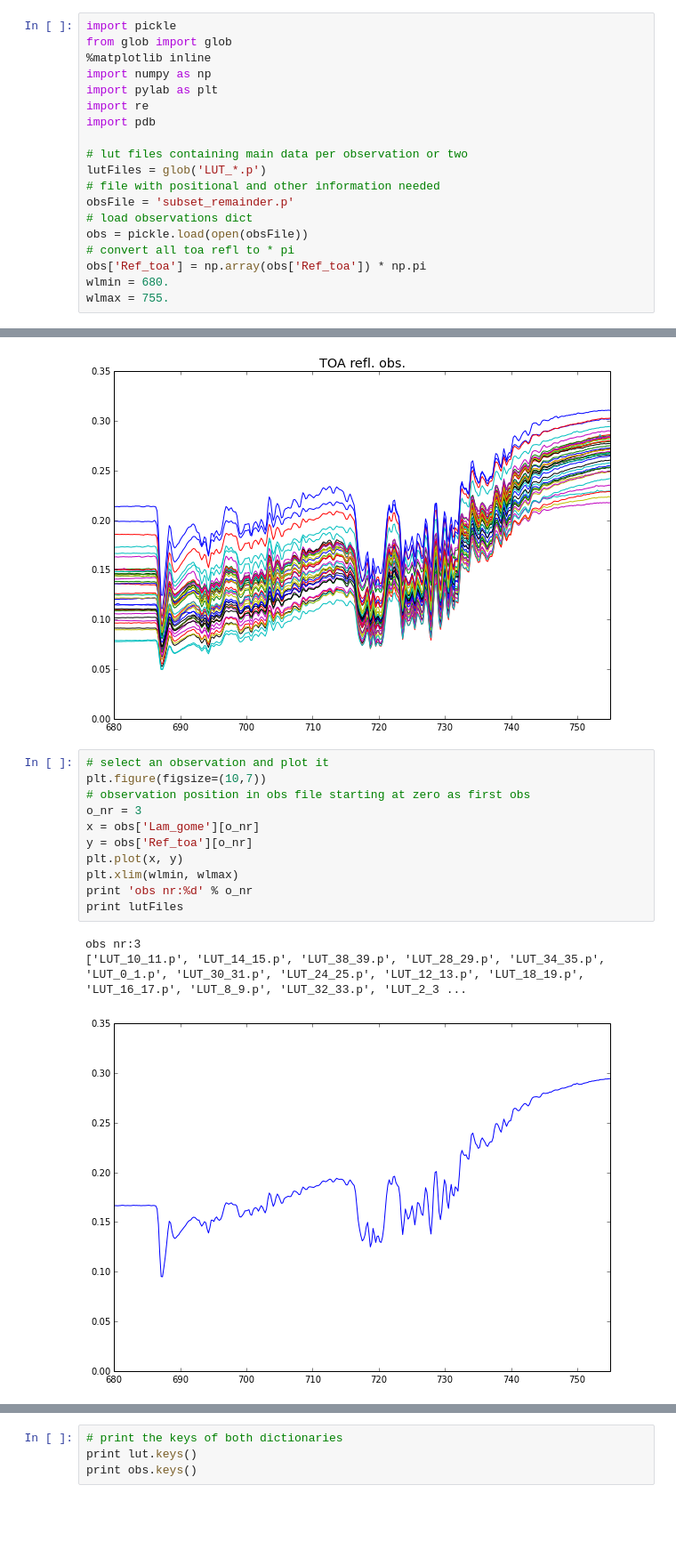
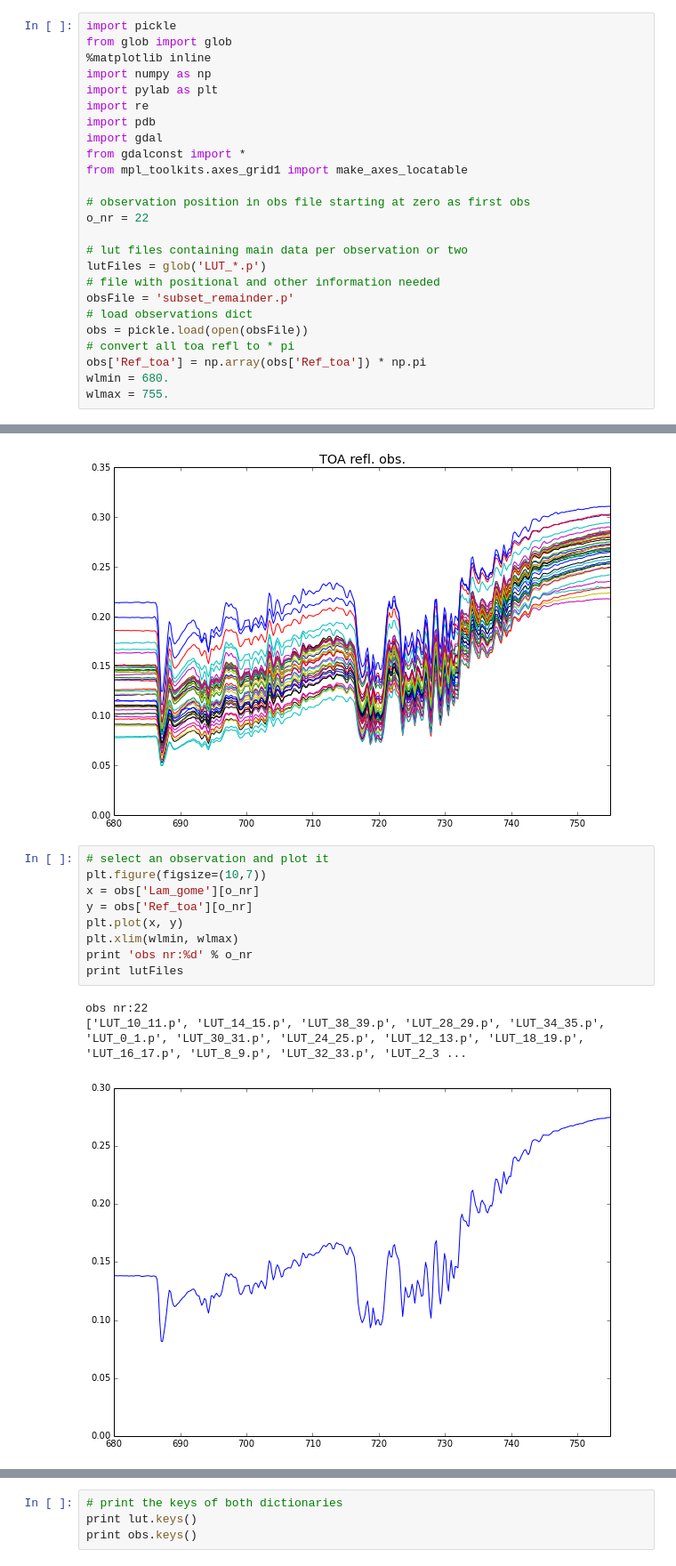
Before and after one commit to malapradej/Fluorescence_PhD, a Jupyter notebook: DASF/LUTtest.ipynb, the cells around one changed output, grey strips where cells are left out. Shown: that part at 89% size. Saved outputs shown, nothing was run; the diff lists cells and outputs as text; blank space fills up the shorter version.

```diff
--- a/DASF/LUTtest.ipynb
+++ b/DASF/LUTtest.ipynb
@@ -10,6 +17,12 @@ import numpy as np
 import pylab as plt
 import re
 import pdb
+import gdal
+from gdalconst import *
+from mpl_toolkits.axes_grid1 import make_axes_locatable
+
+# observation position in obs file starting at zero as first obs
+o_nr = 22
 
 # lut files containing main data per observation or two
 lutFiles = glob('LUT_*.p')
@@ -36,18 +49,16 @@ there are 41 observations.
 # %%
 # select an observation and plot it
 plt.figure(figsize=(10,7))
-# observation position in obs file starting at zero as first obs
-o_nr = 3
 x = obs['Lam_gome'][o_nr]
 y = obs['Ref_toa'][o_nr]
 plt.plot(x, y)
 plt.xlim(wlmin, wlmax)
 print 'obs nr:%d' % o_nr
 print lutFiles
 # %% [output]
-obs nr:3
+obs nr:22
 ['LUT_10_11.p', 'LUT_14_15.p', 'LUT_38_39.p', 'LUT_28_29.p', 'LUT_34_35.p', 'LUT_0_1.p', 'LUT_30_31.p', 'LUT_24_25.p', 'LUT_12_13.p', 'LUT_18_19.p', 'LUT_16_17.p', 'LUT_8_9.p', 'LUT_32_33.p', 'LUT_2_3 ...
-[figure, old version]
+[figure, new version]
 # %%
 # Radiance and irradiance values
 plt.figure(figsize=(10,7))
```
Also changed, not shown: parts of 18 cells of this notebook, 5 other files.
